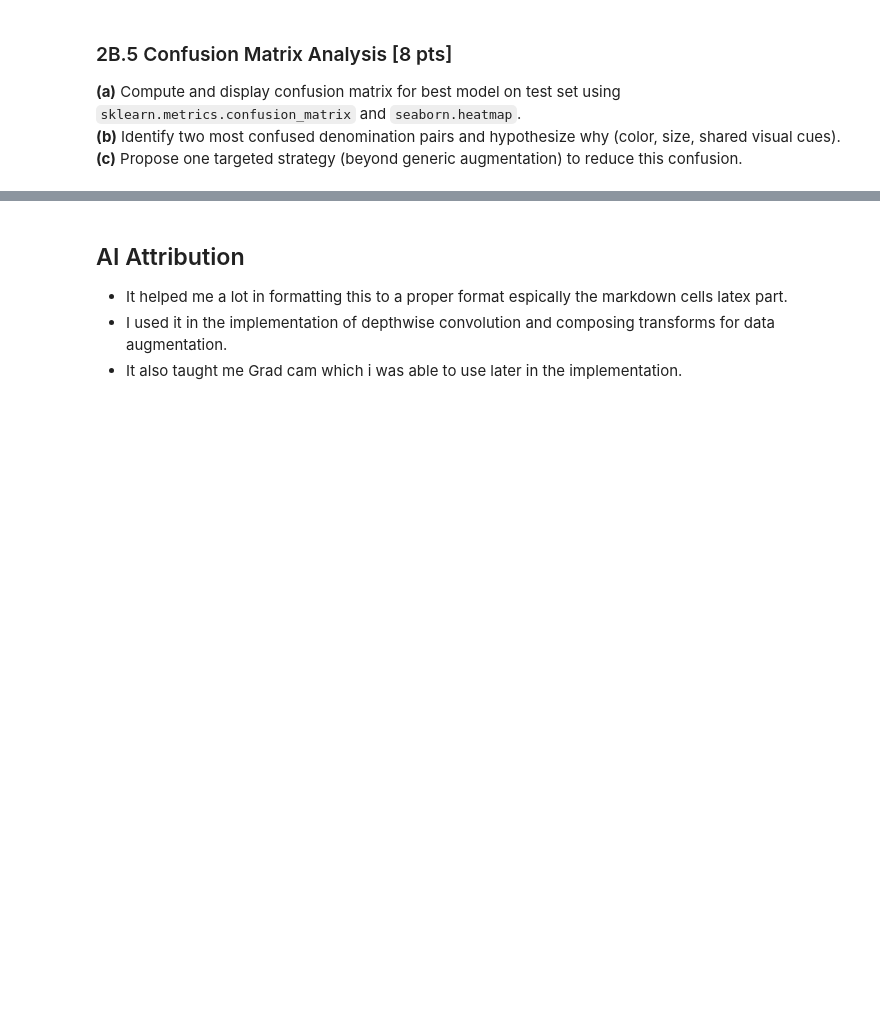
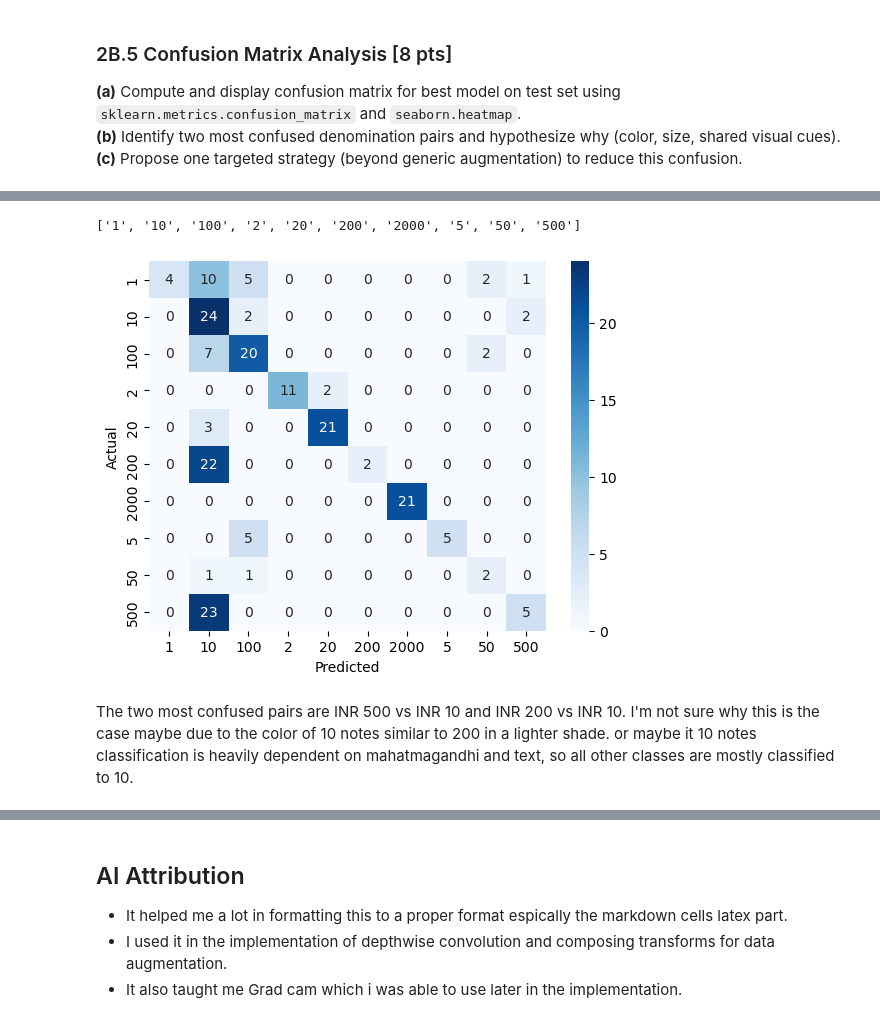
Before and after one commit to vanshnawander/SMAI-notes-and-materials, a Jupyter notebook: assignment-2/Q2.ipynb, the cells around one changed output, grey strips where cells are left out. Drawn from its saved outputs; the diff is of its cells as text; code cells hidden in the pictures; blank space fills up the shorter version.

```diff
--- a/assignment-2/Q2.ipynb
+++ b/assignment-2/Q2.ipynb
@@ -477,8 +618,8 @@ dataset_augmented = ImageFolder(root='dataset/train-dataset', transform=aug_tran
 final_dataset = ConcatDataset([dataset_original, dataset_augmented])
 final_loader = DataLoader(final_dataset, batch_size=32, shuffle=True, num_workers=8, pin_memory=True)
 # %%
-model = MobileFriendlyCNN(num_classes=len(train_dataset.classes))
-model.to(device)
+model_data = MobileFriendlyCNN(num_classes=len(train_dataset.classes))
+model_data.to(device)
 # %% [output]
 MobileFriendlyCNN(
   (layer1): ConvBlock(
@@ -498,17 +639,17 @@ MobileFriendlyCNN(
   (fc): Linear(in_features=256, out_features=10, bias=True)
 )
 # %%
-loss_fn = nn.CrossEntropyLoss()
-optimizer = torch.optim.Adam(model.parameters(), lr=0.001)
+loss_fn = FocalLoss()
+optimizer = torch.optim.Adam(model_data.parameters(), lr=0.001)
 num_epochs = 15
 
 for epoch in range(num_epochs):
-    model.train()
+    model_data.train()
     total_loss = 0
 
     for images, labels in final_loader:
         images, labels = images.to(device), labels.to(device)
-        outputs = model(images)
+        outputs = model_data(images)
         loss = loss_fn(outputs, labels)
 
         optimizer.zero_grad()
@@ -643,3 +745,8 @@ plt.axis('off')
 **(a)** Compute and display confusion matrix for best model on test set using `sklearn.metrics.confusion_matrix` and `seaborn.heatmap`.
 **(b)** Identify two most confused denomination pairs and hypothesize why (color, size, shared visual cues).
 **(c)** Propose one targeted strategy (beyond generic augmentation) to reduce this confusion.
+# %%
+labels, predicted = evaluate(model_data, test_dataset)
+print(classification_report(labels,predicted, target_names=test_dataset.classes))
+cm = confusion_matrix(labels,predicted)
+print(cm)
@@ -645,0 +771,18 @@ plt.axis('off')
+# %%
+classes = train_dataset.classes
+# %%
+classes
+# %% [output]
+['1', '10', '100', '2', '20', '200', '2000', '5', '50', '500']
+# %%
+from seaborn import heatmap
+import matplotlib.pyplot as plt
+
+heatmap(cm, annot=True, fmt='d', xticklabels=classes, yticklabels=classes, cmap='Blues')
+plt.xlabel('Predicted')
+plt.ylabel('Actual')
+plt.show()
+# %% [output]
+[figure, added]
+# %% [markdown]
+The two most confused pairs are INR 500 vs INR 10 and INR 200 vs INR 10. I'm not sure why this is the case maybe due to the color of 10 notes similar to 200 in a lighter shade. or maybe it 10 notes classification is heavily dependent on mahatmagandhi and text, so all other classes are mostly classified to 10.
```
Also changed, not shown: parts of 24 cells of this notebook, 3 other files.
